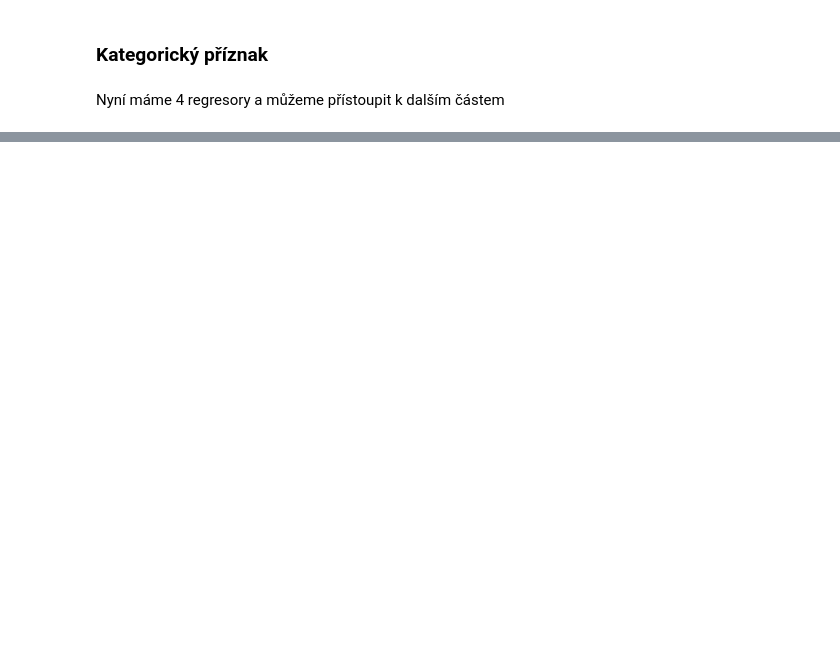
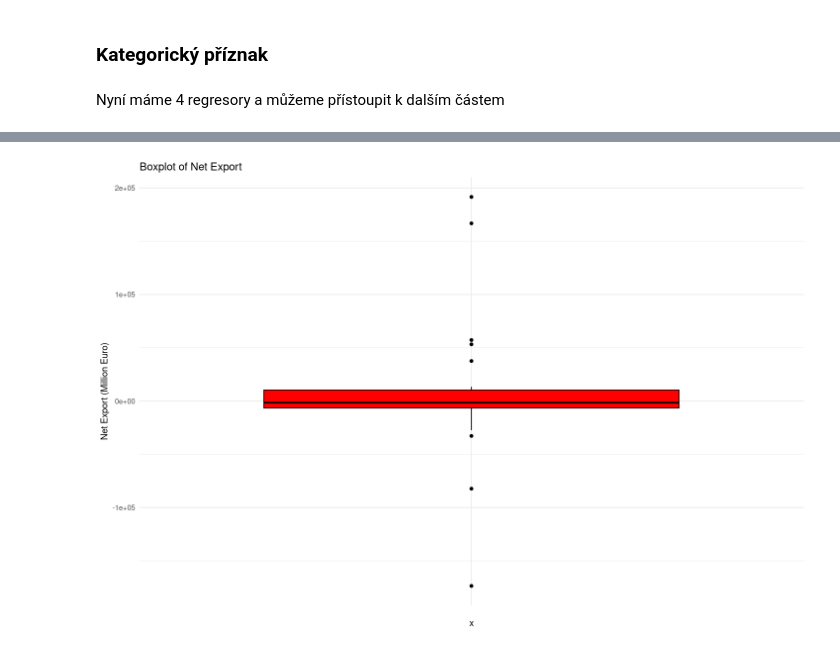
Before and after one commit to xsenyaaax/practicalStatistics, a Jupyter notebook: Project 3/project3.ipynb, the cells around one changed output, grey strips where cells are left out. Cells and saved outputs as stored; diff of their text form; code cells hidden in the pictures; blank space fills up the shorter version.

```diff
--- a/Project 3/project3.ipynb
+++ b/Project 3/project3.ipynb
@@ -483,0 +514,7 @@ A data.frame: 36 × 6
+# %%
+ggplot(data, aes(x="", y=netexport)) +
+  geom_boxplot(fill="red", color="black") +
+  theme_minimal() +
+  labs(title="Boxplot of Net Export", y="Net Export (Million Euro)")
+# %% [output]
+[figure, added]
```
Also changed, not shown: parts of 30 cells of this notebook.
